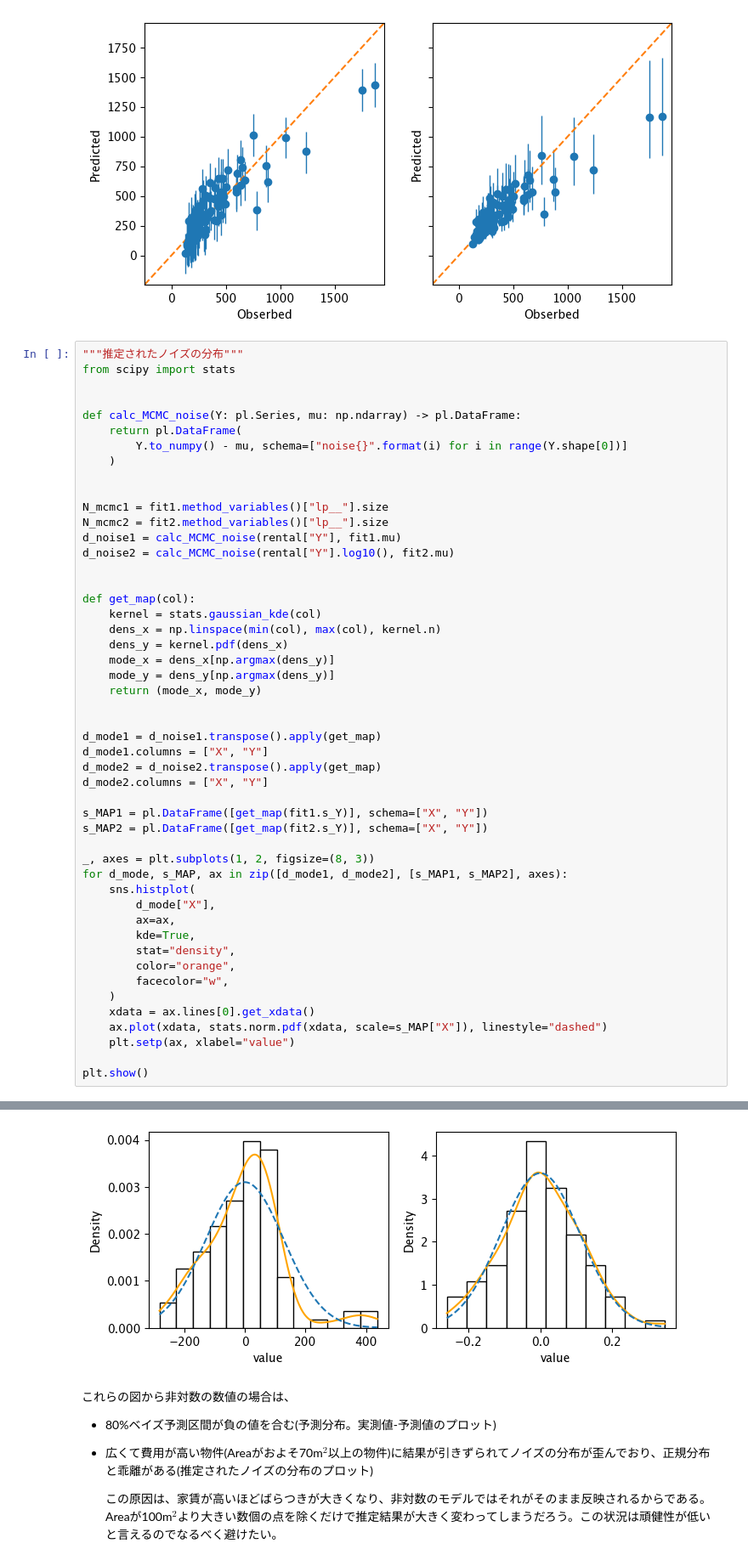
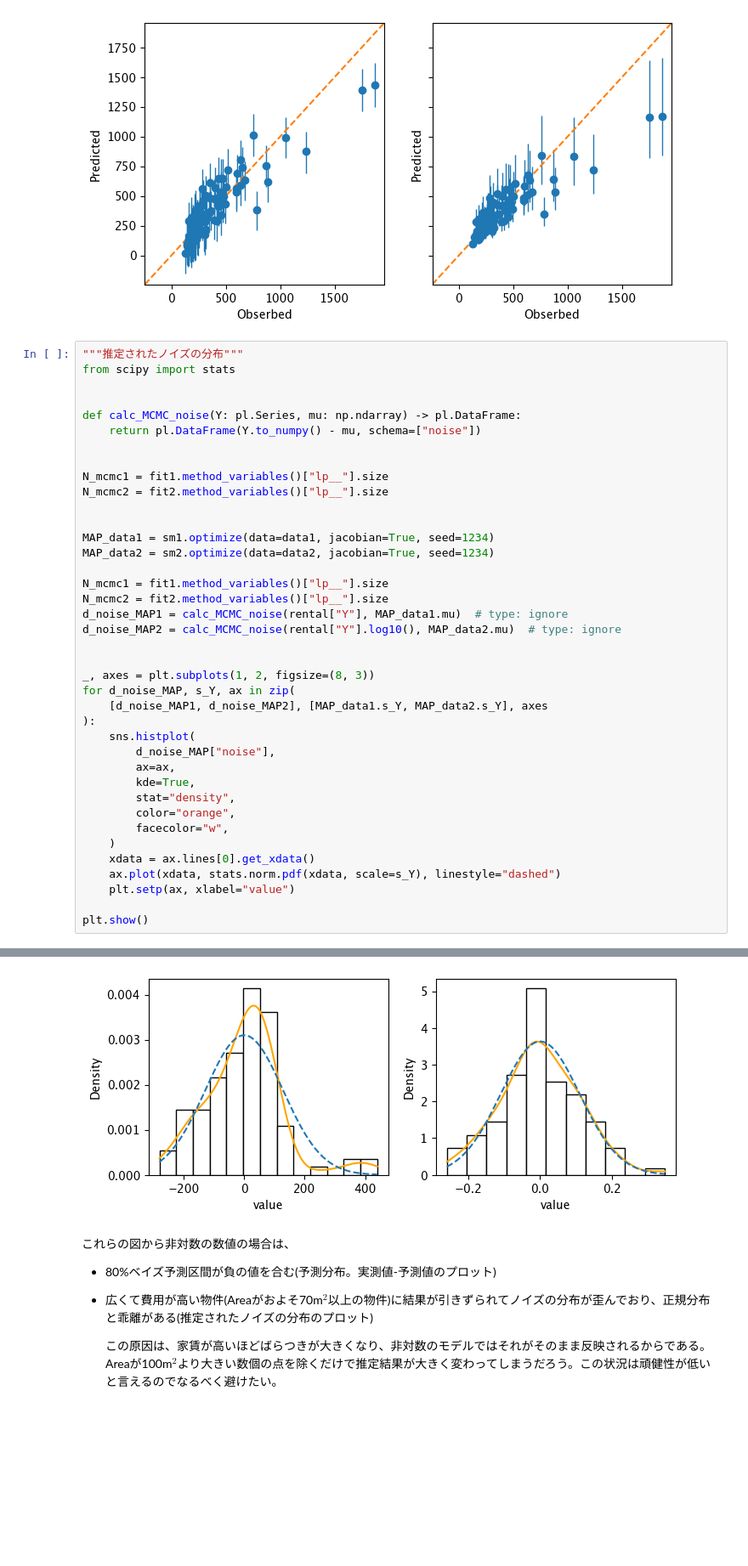
Before and after one commit to sato1214syun/RStanBook-Python, a Jupyter notebook: src/python_bayes/chap07.ipynb, the cells around one changed output, grey strips where cells are left out. Shown at 85% size. Saved outputs shown, nothing was run; the diff lists cells and outputs as text; blank space fills up the shorter version.

```diff
--- a/src/python_bayes/chap07.ipynb
+++ b/src/python_bayes/chap07.ipynb
@@ -221,38 +201,28 @@ from scipy import stats
 
 
 def calc_MCMC_noise(Y: pl.Series, mu: np.ndarray) -> pl.DataFrame:
-    return pl.DataFrame(
-        Y.to_numpy() - mu, schema=["noise{}".format(i) for i in range(Y.shape[0])]
-    )
+    return pl.DataFrame(Y.to_numpy() - mu, schema=["noise"])
 
 
 N_mcmc1 = fit1.method_variables()["lp__"].size
 N_mcmc2 = fit2.method_variables()["lp__"].size
-d_noise1 = calc_MCMC_noise(rental["Y"], fit1.mu)
-d_noise2 = calc_MCMC_noise(rental["Y"].log10(), fit2.mu)
 
 
-def get_map(col):
-    kernel = stats.gaussian_kde(col)
-    dens_x = np.linspace(min(col), max(col), kernel.n)
-    dens_y = kernel.pdf(dens_x)
-    mode_x = dens_x[np.argmax(dens_y)]
-    mode_y = dens_y[np.argmax(dens_y)]
-    return (mode_x, mode_y)
+MAP_data1 = sm1.optimize(data=data1, jacobian=True, seed=1234)
+MAP_data2 = sm2.optimize(data=data2, jacobian=True, seed=1234)
+
+N_mcmc1 = fit1.method_variables()["lp__"].size
+N_mcmc2 = fit2.method_variables()["lp__"].size
+d_noise_MAP1 = calc_MCMC_noise(rental["Y"], MAP_data1.mu)  # type: ignore
+d_noise_MAP2 = calc_MCMC_noise(rental["Y"].log10(), MAP_data2.mu)  # type: ignore
 
 
-d_mode1 = d_noise1.transpose().apply(get_map)
-d_mode1.columns = ["X", "Y"]
-d_mode2 = d_noise2.transpose().apply(get_map)
-d_mode2.columns = ["X", "Y"]
-
-s_MAP1 = pl.DataFrame([get_map(fit1.s_Y)], schema=["X", "Y"])
-s_MAP2 = pl.DataFrame([get_map(fit2.s_Y)], schema=["X", "Y"])
-
 _, axes = plt.subplots(1, 2, figsize=(8, 3))
-for d_mode, s_MAP, ax in zip([d_mode1, d_mode2], [s_MAP1, s_MAP2], axes):
+for d_noise_MAP, s_Y, ax in zip(
+    [d_noise_MAP1, d_noise_MAP2], [MAP_data1.s_Y, MAP_data2.s_Y], axes
+):
     sns.histplot(
-        d_mode["X"],
+        d_noise_MAP["noise"],
         ax=ax,
         kde=True,
         stat="density",
@@ -260,7 +230,7 @@ for d_mode, s_MAP, ax in zip([d_mode1, d_mode2], [s_MAP1, s_MAP2], axes):
         facecolor="w",
     )
     xdata = ax.lines[0].get_xdata()
-    ax.plot(xdata, stats.norm.pdf(xdata, scale=s_MAP["X"]), linestyle="dashed")
+    ax.plot(xdata, stats.norm.pdf(xdata, scale=s_Y), linestyle="dashed")
     plt.setp(ax, xlabel="value")
 
 plt.show()
@@ -268,4 +244,4 @@ plt.show()
-[figure, old version]
+[figure, new version]
 # %% [markdown]
 これらの図から非対数の数値の場合は、
 - 80%ベイズ予測区間が負の値を合む(予測分布。実測値-予測値のプロット)
```
Also changed, not shown: parts of 4 cells of this notebook.
